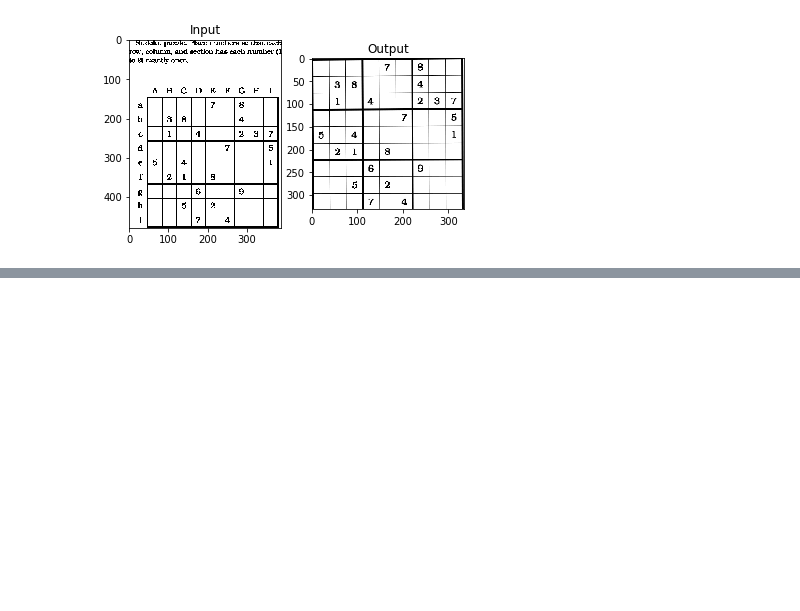
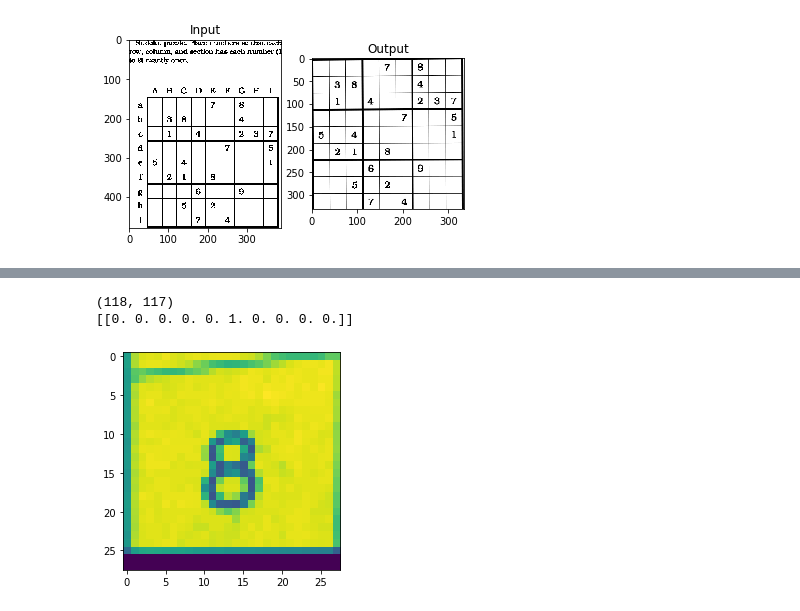
Before and after one commit to shreekanthsenthil/Sudoku-Solver-using-OpenCV, a Jupyter notebook: Grab.ipynb, the cells around one changed output, grey strips where cells are left out. Saved outputs shown, nothing was run; the diff lists cells and outputs as text; code cells hidden in the pictures; blank space fills up the shorter version.

```diff
--- a/Grab.ipynb
+++ b/Grab.ipynb
@@ -95,0 +150,13 @@ plt.subplot(122),plt.imshow(dst),plt.title('Output')
+# %%
+model = Sequential()
+model.add(Conv2D(28, kernel_size=(3,3), input_shape=input_shape))
+model.add(MaxPooling2D(pool_size=(2, 2)))
+model.add(Flatten()) # Flattening the 2D arrays for fully connected layers
+model.add(Dense(128, activation=tf.nn.relu))
+model.add(Dropout(0.2))
+model.add(Dense(10,activation=tf.nn.softmax))
+# %%
+model.compile(optimizer='adam',
+              loss='sparse_categorical_crossentropy',
+              metrics=['accuracy'])
+model.fit(x=x_train,y=y_train, epochs=10)
@@ -95,0 +185,11 @@ plt.subplot(122),plt.imshow(dst),plt.title('Output')
+# %%
+temp = np.array(imgp)
+print(temp[3].shape)
+temp1 = cv.resize(temp[8], (28,28), interpolation = cv.INTER_AREA)
+plt.imshow(temp1)
+temp1 = temp1.reshape(1,28, 28, 1)
+print(model.predict(np.array(temp1)))
+# %% [output]
+(118, 117)
+[[0. 0. 0. 0. 0. 1. 0. 0. 0. 0.]]
+[figure, added]
```
Also changed, not shown: parts of 8 cells of this notebook.
